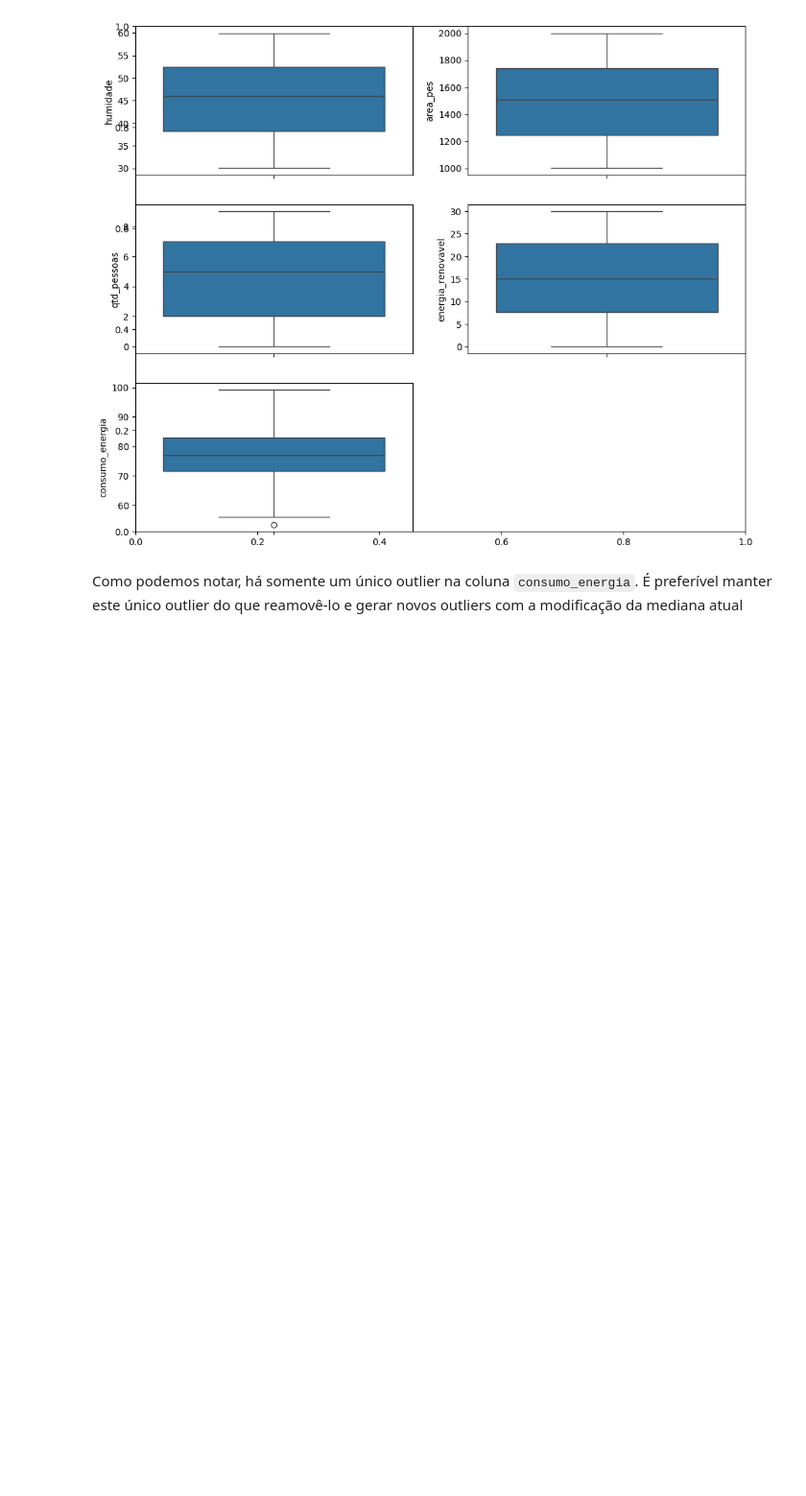
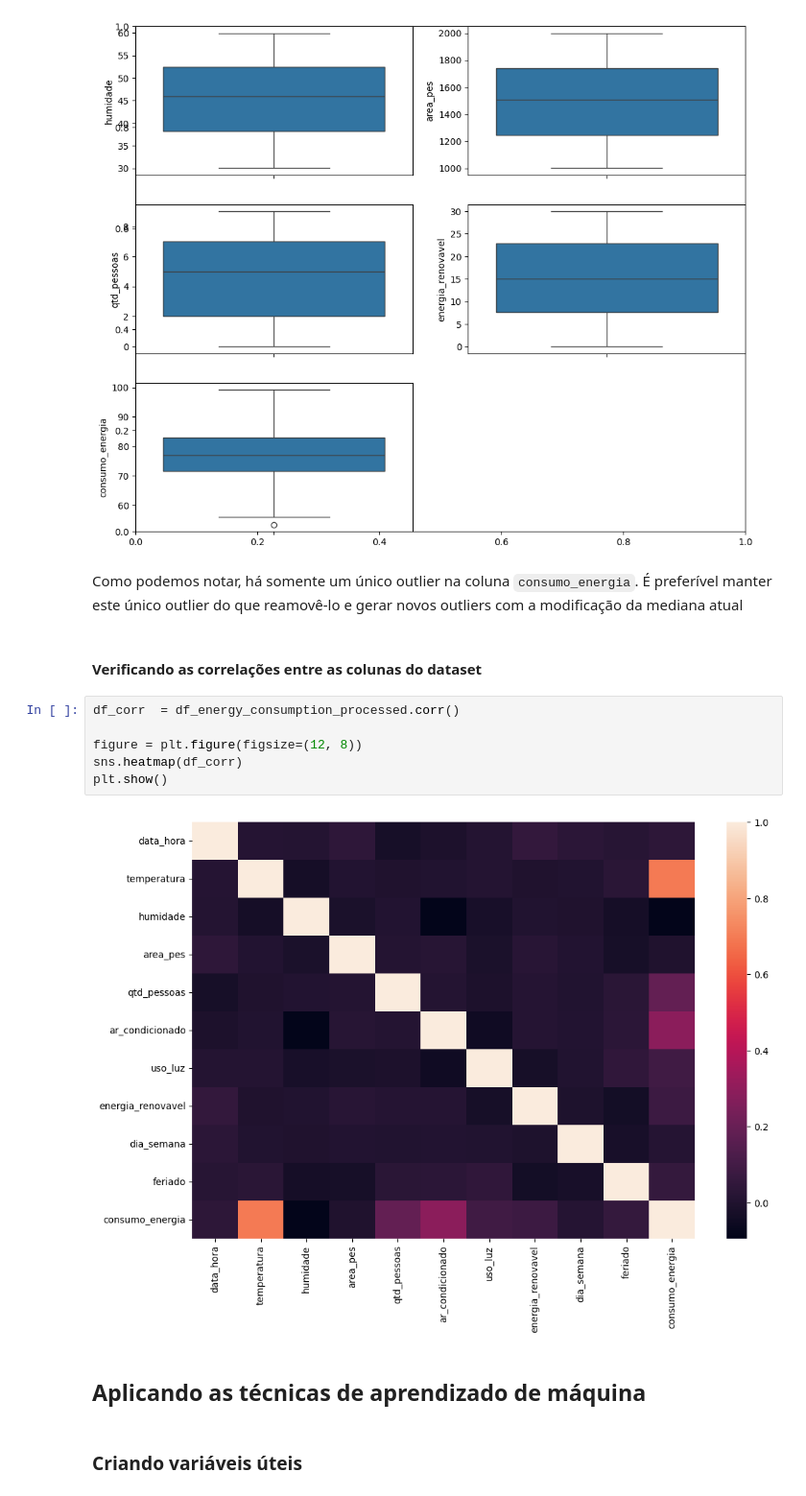
Before and after one commit to igorssant/treinamento-python-IA-CEPEDI, a Jupyter notebook: desafio-4/main.ipynb, the cells around one changed output. Shown at 96% size. Drawn from its saved outputs; the diff is of its cells as text; blank space fills up the shorter version.

```diff
--- a/desafio-4/main.ipynb
+++ b/desafio-4/main.ipynb
@@ -466,3 +466,17 @@ plt.show()
 [figure]
 # %% [markdown]
 Como podemos notar, há somente um único outlier na coluna `consumo_energia`. É preferível manter este único outlier do que reamovê-lo e gerar novos outliers com a modificação da mediana atual
+# %% [markdown]
+#### Verificando as correlações entre as colunas do dataset
+# %%
+df_corr  = df_energy_consumption_processed.corr()
+
+figure = plt.figure(figsize=(12, 8))
+sns.heatmap(df_corr)
+plt.show()
+# %% [output]
+[figure, added]
+# %% [markdown]
+## Aplicando as técnicas de aprendizado de máquina
+# %% [markdown]
+### Criando variáveis úteis
```
Also changed, not shown: parts of 11 cells of this notebook.
